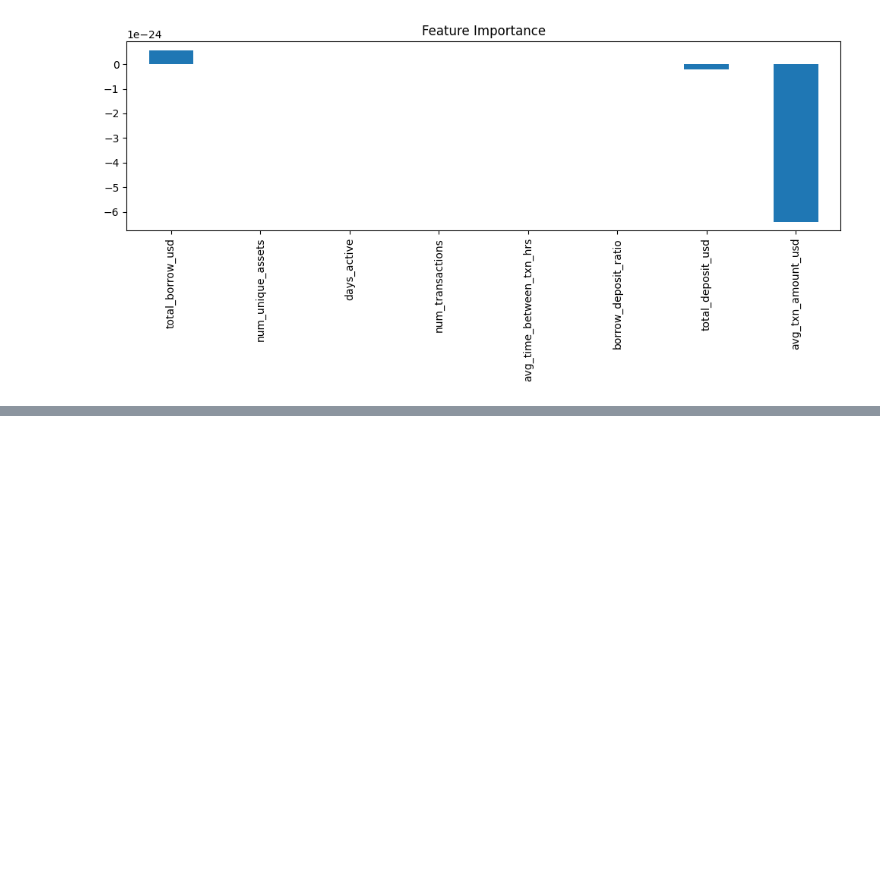
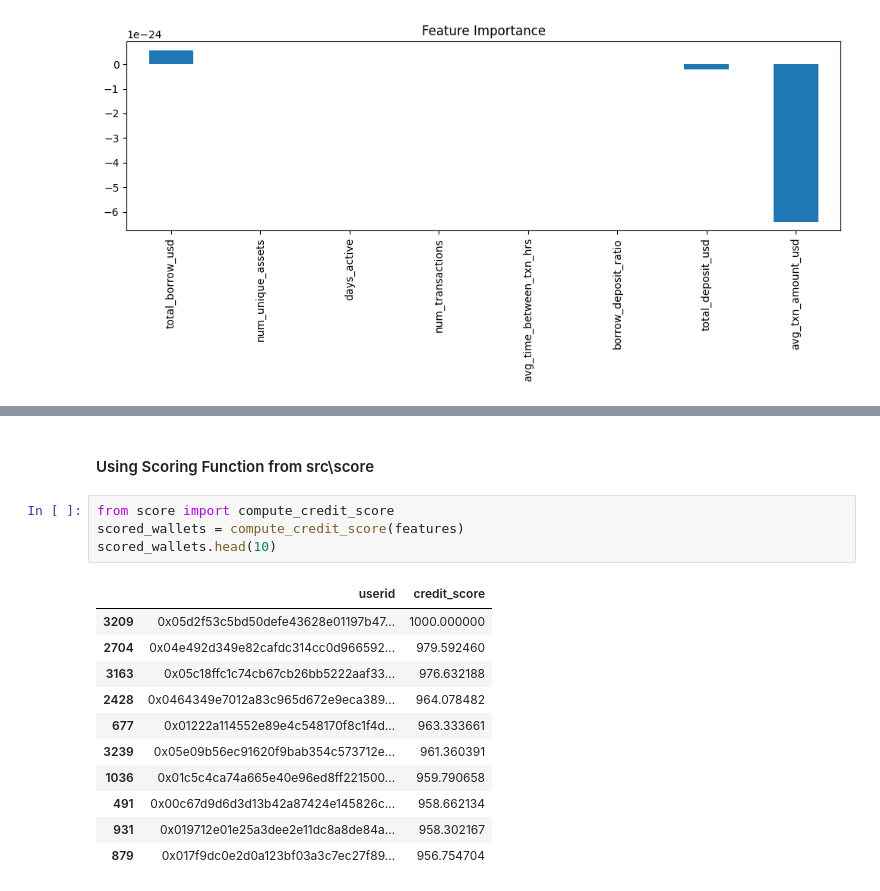
Before and after one commit to cesardushime/aave-credit-scoring, a Jupyter notebook: notebooks/model_training.ipynb, the cells around one changed output, grey strips where cells are left out. Drawn from its saved outputs; the diff is of its cells as text; blank space fills up the shorter version.

```diff
--- a/notebooks/model_training.ipynb
+++ b/notebooks/model_training.ipynb
@@ -82,0 +117,18 @@ plt.show()
+# %% [markdown]
+#### Using Scoring Function from src\score
+# %%
+from score import compute_credit_score
+scored_wallets = compute_credit_score(features)
+scored_wallets.head(10)
+# %% [output]
+|  | userid | credit_score |
+| 3209 | 0x05d2f53c5bd50defe43628e01197b47... | 1000.000000 |
+| 2704 | 0x04e492d349e82cafdc314cc0d966592... | 979.592460 |
+| 3163 | 0x05c18ffc1c74cb67cb26bb5222aaf33... | 976.632188 |
+| 2428 | 0x0464349e7012a83c965d672e9eca389... | 964.078482 |
+| 677 | 0x01222a114552e89e4c548170f8c1f4d... | 963.333661 |
+| 3239 | 0x05e09b56ec91620f9bab354c573712e... | 961.360391 |
+| 1036 | 0x01c5c4ca74a665e40e96ed8ff221500... | 959.790658 |
+| 491 | 0x00c67d9d6d3d13b42a87424e145826c... | 958.662134 |
+| 931 | 0x019712e01e25a3dee2e11dc8a8de84a... | 958.302167 |
+| 879 | 0x017f9dc0e2d0a123bf03a3c7ec27f89... | 956.754704 |
```
Also changed, not shown: parts of 8 cells of this notebook, 2 other files.
